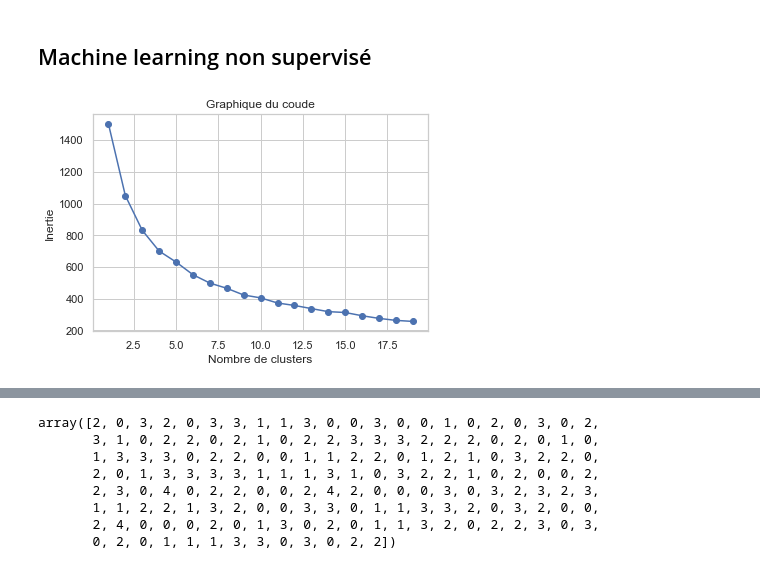
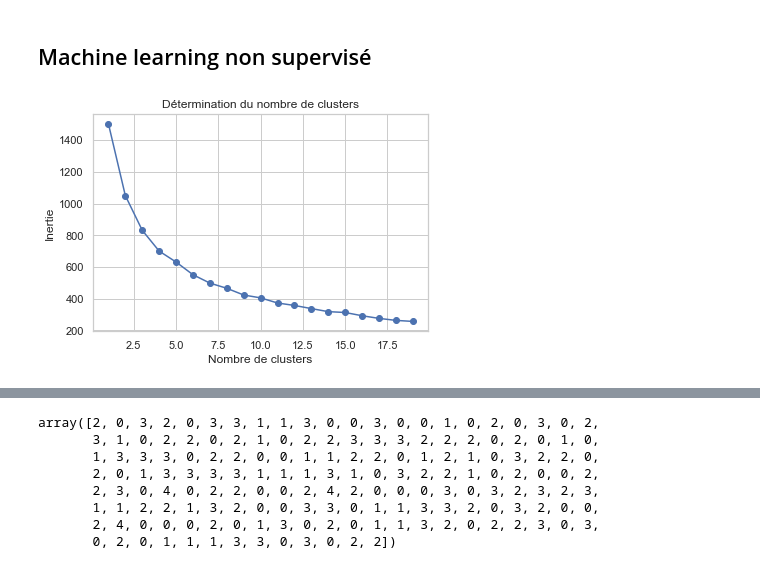
Before and after one commit to paulgst/Kaggle-Country-Data, a Jupyter notebook: Country_Data.ipynb, the cells around one changed output, grey strips where cells are left out. Cells and saved outputs as stored; diff of their text form; code cells hidden in the pictures.

```diff
--- a/Country_Data.ipynb
+++ b/Country_Data.ipynb
@@ -156,18 +156,18 @@ df_sc = sc.fit_transform(df.drop('country',axis=1))
 # %%
 inertias = []
 for k in range(1, 20):
     kmeans = KMeans(n_clusters=k, random_state=0)
     kmeans.fit(df_sc)
     inertias.append(kmeans.inertia_)
 
 # Tracer le graphique du coude
 plt.plot(range(1, 20), inertias, marker='o')
 plt.xlabel('Nombre de clusters')
 plt.ylabel('Inertie')
-plt.title('Graphique du coude')
+plt.title('Détermination du nombre de clusters')
 plt.show()
 # %% [output]
-[figure, old version]
+[figure, new version]
 # %%
 for i in range(3,9):
     kmeans = KMeans(n_clusters=i, random_state=0)
```
